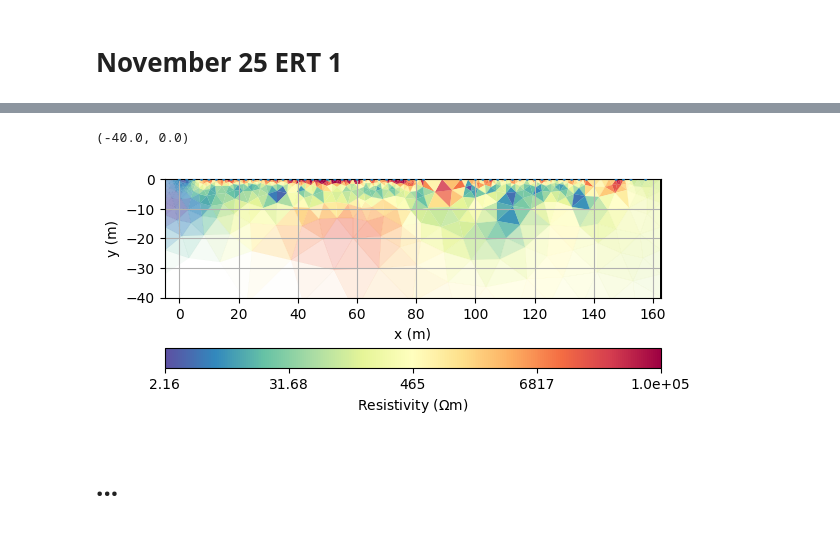
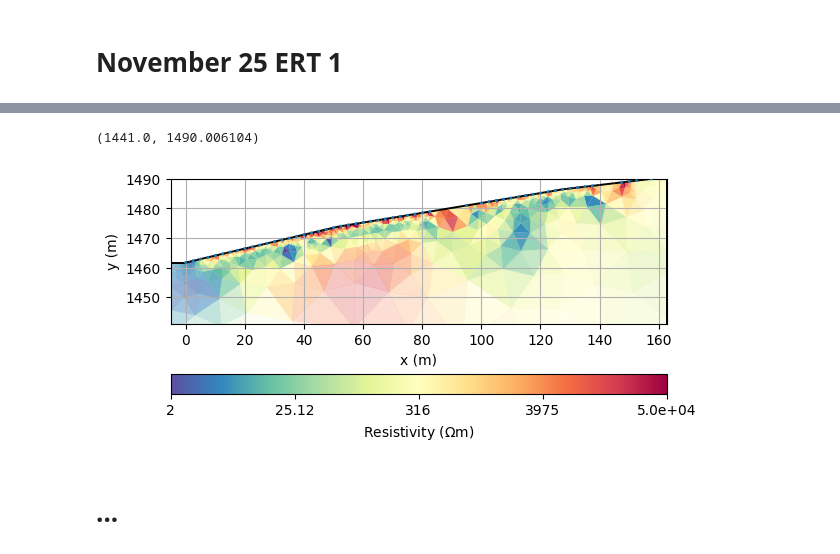
Before and after one commit to jcmefra/Aguas_Vichy, a Jupyter notebook: inversion.ipynb, the cells around one changed output, grey strips where cells are left out. Saved outputs shown, nothing was run; the diff lists cells and outputs as text; code cells hidden in the pictures.

```diff
--- a/inversion.ipynb
+++ b/inversion.ipynb
@@ -6,6 +6,6 @@ from pygimli.physics import ert
 # %% [markdown]
 # November 24 ERT 1
 # %%
-data = ert.load('Surveys/No_Topo_Nov24.dat')
-print(data)
+data1 = ert.load('Surveys/nov24_pygimli.dat')
+print(data1)
 # %% [output]
@@ -62,6 +63,6 @@ ax.set_ylim([-40, ax.get_ylim()[1]])
 # %% [markdown]
 # November 25 ERT 1
 # %%
-data = ert.load('Surveys/No_Topo_Nov25_1.dat')
-print(data)
+data2 = ert.load('Surveys/nov25_1_pygimli.dat')
+print(data2)
 # %% [output]
@@ -74,6 +75,6 @@ ax, cb = ert.show(data)
 # %%
-data["k"] = ert.geometricFactors(data)
-data["err"] = ert.estimateError(data, relativeError=0.02, absoluteUError=50e-6)
-mgr = ert.ERTManager(data, verbose=True)
+data2["k"] = ert.geometricFactors(data2)
+data2["err"] = ert.estimateError(data2, relativeError=0.02, absoluteUError=50e-6)
+mgr = ert.ERTManager(data2, verbose=True)
 mgr.invert(lam=30, verbose=True)
 # %% [output]
@@ -115,11 +110,11 @@ Reciprocity rms(modelReciprocity) 94.1413%, max: 175.044%
 # %%
-kw = dict(logScale=True, cMap="Spectral_r", xlabel="x (m)", ylabel="y (m)", cMin=0, cMax=100000)
+kw = dict(logScale=True, cMap="Spectral_r", xlabel="x (m)", ylabel="y (m)", cMin=0, cMax=50000)
 ax, cb = mgr.showResult(**kw)
 ax.grid(True)
-ax.set_ylim([-40, ax.get_ylim()[1]])
+ax.set_ylim([1441, ax.get_ylim()[1]])
 # %% [output]
-(-40.0, 0.0)
+(1441.0, 1490.006104)
-[figure, old version]
+[figure, new version]
 # %% [markdown]
 # ...
 # %% [markdown]
```
Also changed, not shown: parts of 12 cells of this notebook, 4 other files.
